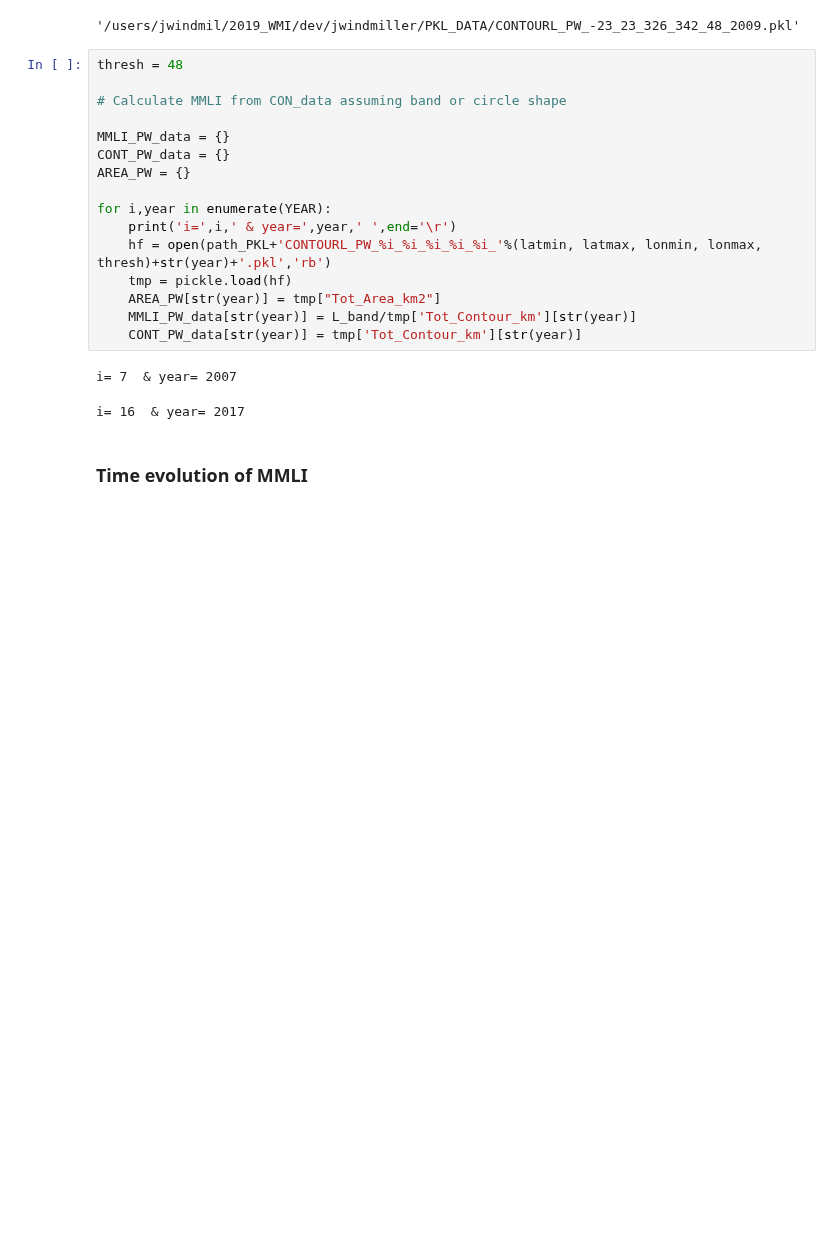
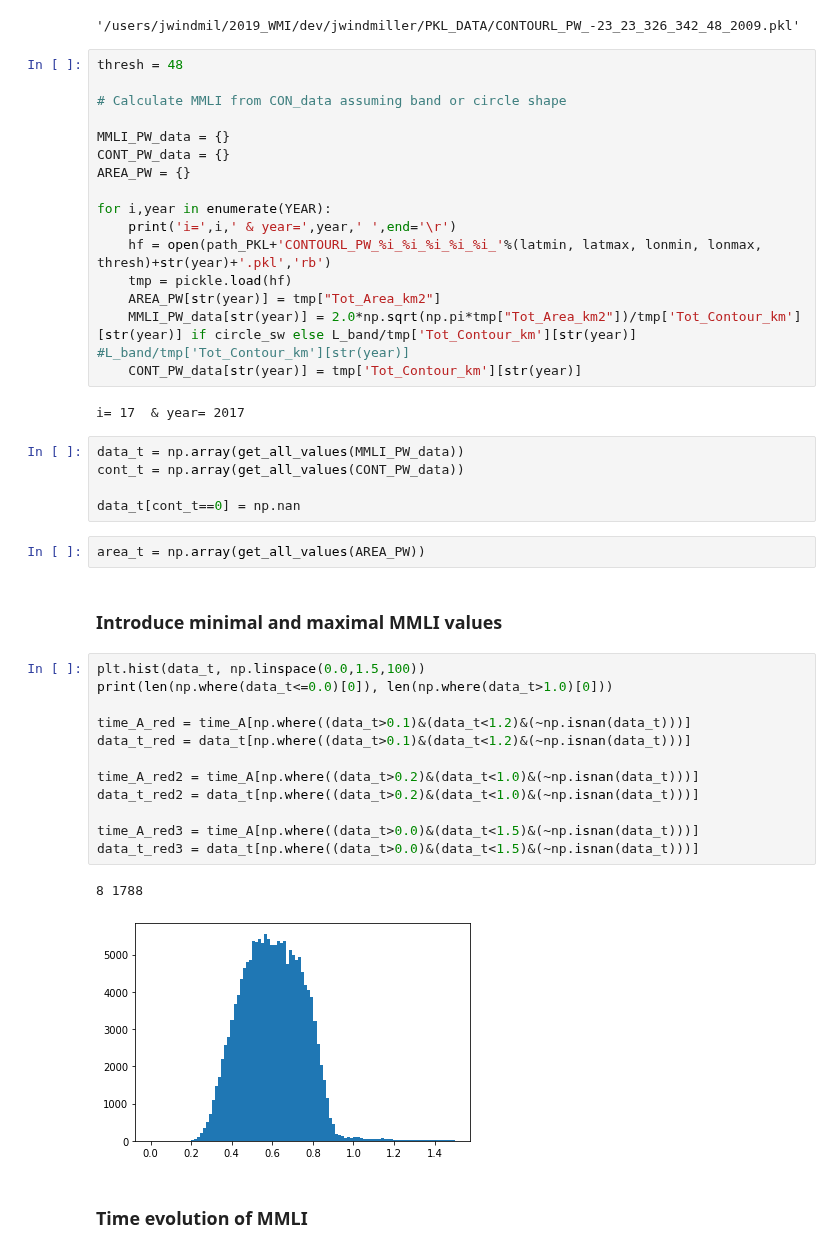
Before and after one commit to tbeucler/2019_WMI, a Jupyter notebook: dev/jwindmiller/Seasonal_cycle.ipynb, the cells around one changed output. Saved outputs shown, nothing was run; the diff lists cells and outputs as text; blank space fills up the shorter version.

```diff
--- a/dev/jwindmiller/Seasonal_cycle.ipynb
+++ b/dev/jwindmiller/Seasonal_cycle.ipynb
@@ -98,10 +102,33 @@ for i,year in enumerate(YEAR):
     hf = open(path_PKL+'CONTOURL_PW_%i_%i_%i_%i_%i_'%(latmin, latmax, lonmin, lonmax, thresh)+str(year)+'.pkl','rb')
     tmp = pickle.load(hf)
     AREA_PW[str(year)] = tmp["Tot_Area_km2"]
-    MMLI_PW_data[str(year)] = L_band/tmp['Tot_Contour_km'][str(year)]
+    MMLI_PW_data[str(year)] = 2.0*np.sqrt(np.pi*tmp["Tot_Area_km2"])/tmp['Tot_Contour_km'][str(year)] if circle_sw else L_band/tmp['Tot_Contour_km'][str(year)] #L_band/tmp['Tot_Contour_km'][str(year)]
     CONT_PW_data[str(year)] = tmp['Tot_Contour_km'][str(year)]
 # %% [output]
-i= 7  & year= 2007
+i= 17  & year= 2017
-i= 16  & year= 2017
+# %%
+data_t = np.array(get_all_values(MMLI_PW_data))
+cont_t = np.array(get_all_values(CONT_PW_data))
+
+data_t[cont_t==0] = np.nan
+# %%
+area_t = np.array(get_all_values(AREA_PW))
+# %% [markdown]
+### Introduce minimal and maximal MMLI values
+# %%
+plt.hist(data_t, np.linspace(0.0,1.5,100))
+print(len(np.where(data_t<=0.0)[0]), len(np.where(data_t>1.0)[0]))
+
+time_A_red = time_A[np.where((data_t>0.1)&(data_t<1.2)&(~np.isnan(data_t)))]
+data_t_red = data_t[np.where((data_t>0.1)&(data_t<1.2)&(~np.isnan(data_t)))]
+
+time_A_red2 = time_A[np.where((data_t>0.2)&(data_t<1.0)&(~np.isnan(data_t)))]
+data_t_red2 = data_t[np.where((data_t>0.2)&(data_t<1.0)&(~np.isnan(data_t)))]
+
+time_A_red3 = time_A[np.where((data_t>0.0)&(data_t<1.5)&(~np.isnan(data_t)))]
+data_t_red3 = data_t[np.where((data_t>0.0)&(data_t<1.5)&(~np.isnan(data_t)))]
+# %% [output]
+8 1788
+[figure, added]
 # %% [markdown]
 ### Time evolution of MMLI
```
Also changed, not shown: parts of 26 cells of this notebook, 1 other file.
